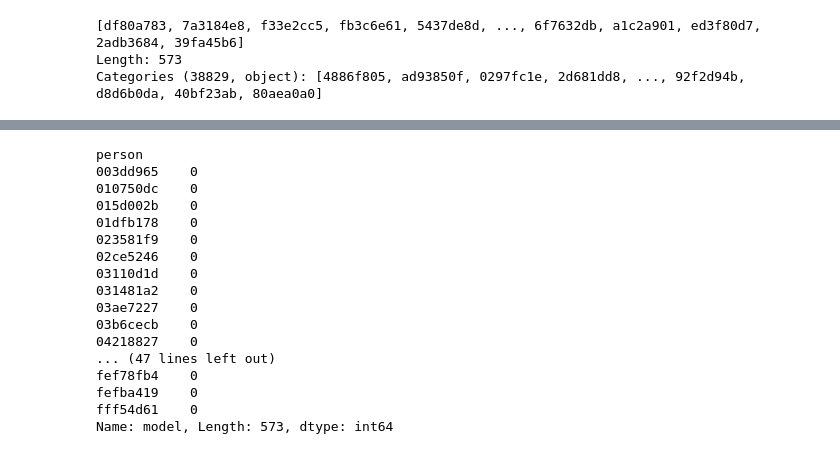
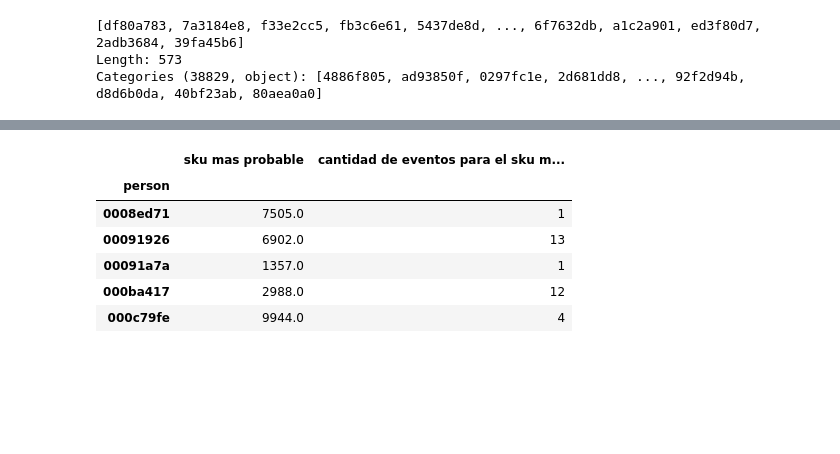
Before and after one commit to seblaz/7506-datos-tp2, a Jupyter notebook: Features/Features Seba.ipynb, the cells around one changed output, grey strips where cells are left out. Cells and saved outputs as stored; diff of their text form; code cells hidden in the pictures; blank space fills up the shorter version.

```diff
--- a/Features/Features Seba.ipynb
+++ b/Features/Features Seba.ipynb
@@ -707,20 +677,16 @@ b.head()
-# %%
-b[b==0]
-# %% [output]
-person
-003dd965    0
-010750dc    0
-015d002b    0
-01dfb178    0
-023581f9    0
-02ce5246    0
-03110d1d    0
-031481a2    0
-03ae7227    0
-03b6cecb    0
-04218827    0
-... (47 lines left out)
-fef78fb4    0
-fefba419    0
-fff54d61    0
-Name: model, Length: 573, dtype: int64
+# %%
+eventos_del_modelo_mas_probable = df.merge(modelo_mas_probable, how='inner', on=['person', 'model'])
+eventos_del_modelo_mas_probable['person'].cat.remove_unused_categories(inplace=True)
+sku_mas_probable = eventos_del_modelo_mas_probable.groupby('person')['sku'].value_counts().groupby('person').head(1)
+sku_mas_probable.name = 'cantidad de eventos para el sku más probable'
+sku_mas_probable = sku_mas_probable.reset_index(level=1)
+sku_mas_probable.columns = ['sku mas probable', 'cantidad de eventos para el sku más probable']
+sku_mas_probable.head()
+# %% [output]
+|  | sku mas probable | cantidad de eventos para el sku m... |
+| person |  |  |
+| 0008ed71 | 7505.0 | 1 |
+| 00091926 | 6902.0 | 13 |
+| 00091a7a | 1357.0 | 1 |
+| 000ba417 | 2988.0 | 12 |
+| 000c79fe | 9944.0 | 4 |
```
Also changed, not shown: parts of 20 cells of this notebook.
